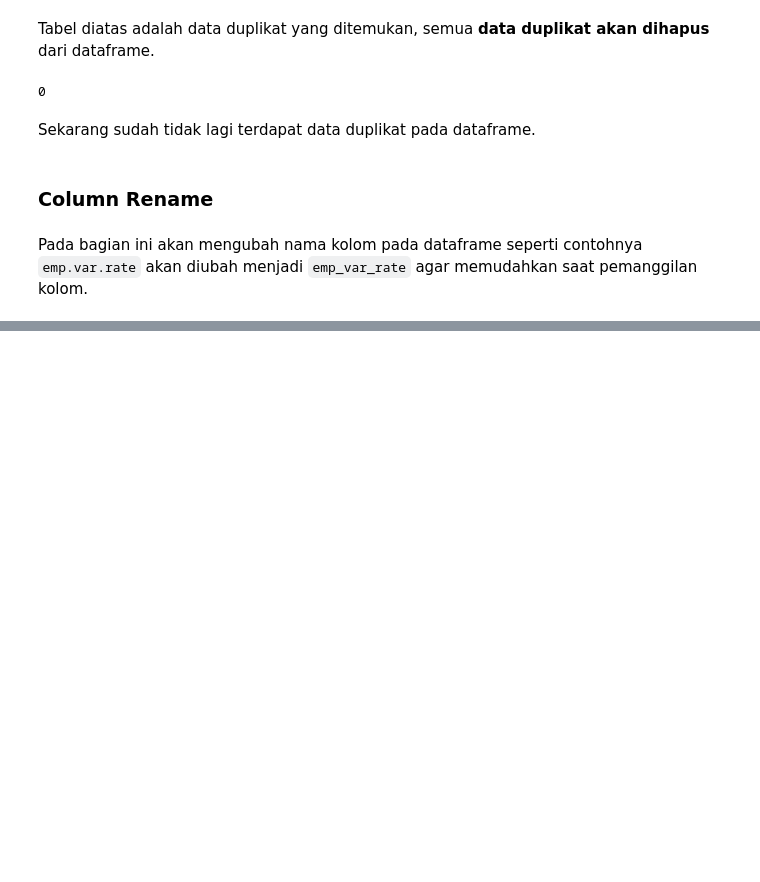
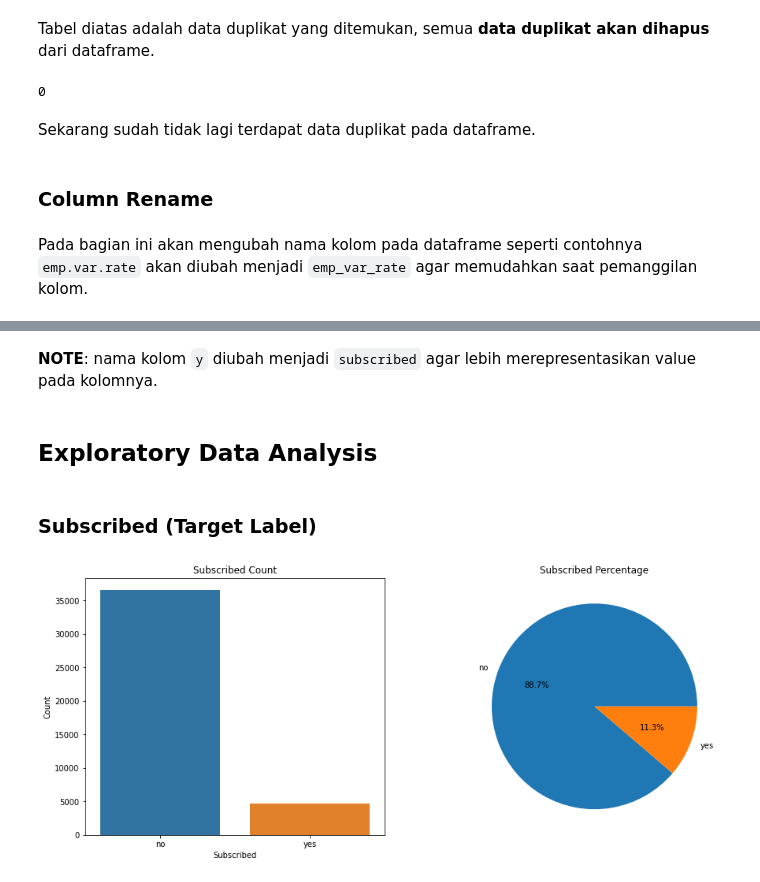
Before and after one commit to Penzragon/h8dsft_P1Milestone1, a Jupyter notebook: script.ipynb, the cells around one changed output, grey strips where cells are left out. Drawn from its saved outputs; the diff is of its cells as text; code cells hidden in the pictures; blank space fills up the shorter version.

```diff
--- a/script.ipynb
+++ b/script.ipynb
@@ -189,7 +189,7 @@ Sekarang sudah tidak lagi terdapat data duplikat pada dataframe.
 # %% [markdown]
 Pada bagian ini akan mengubah nama kolom pada dataframe seperti contohnya `emp.var.rate` akan diubah menjadi `emp_var_rate` agar memudahkan saat pemanggilan kolom.
 # %%
-bank = bank.rename(columns={'emp.var.rate': 'emp_var_rate', 'cons.price.idx': 'cons_price_idx', 'cons.conf.idx': 'cons_conf_idx', 'nr.employed': 'nr_employed'})
+bank = bank.rename(columns={'emp.var.rate': 'emp_var_rate', 'cons.price.idx': 'cons_price_idx', 'cons.conf.idx': 'cons_conf_idx', 'nr.employed': 'nr_employed', 'y': 'subscribed'})
 # %%
 bank.head()
 # %% [output]
@@ -199,3 +199,22 @@ bank.head()
 | 2 | 37 | services | married | high.school | no | yes | no | telephone | may | mon | ... |
 | 3 | 40 | admin. | married | basic.6y | no | no | no | telephone | may | mon | ... |
 | 4 | 56 | services | married | high.school | no | no | yes | telephone | may | mon | ... |
+# %% [markdown]
+**NOTE**: nama kolom `y` diubah menjadi `subscribed` agar lebih merepresentasikan value pada kolomnya.
+# %% [markdown]
+## Exploratory Data Analysis
+# %% [markdown]
+### Subscribed (Target Label)
+# %%
+plt.figure(figsize=(15, 6))
+plt.subplot(1, 2, 1)
+sns.countplot(x='subscribed', data=bank)
+plt.title('Subscribed Count')
+plt.xlabel('Subscribed')
+plt.ylabel('Count')
+plt.subplot(1, 2, 2)
+plt.pie(bank.subscribed.value_counts(), labels=bank.subscribed.value_counts().index, autopct='%1.1f%%')
+plt.title('Subscribed Percentage')
+plt.show()
+# %% [output]
+[figure, added]
```
Also changed, not shown: parts of 12 cells of this notebook.
